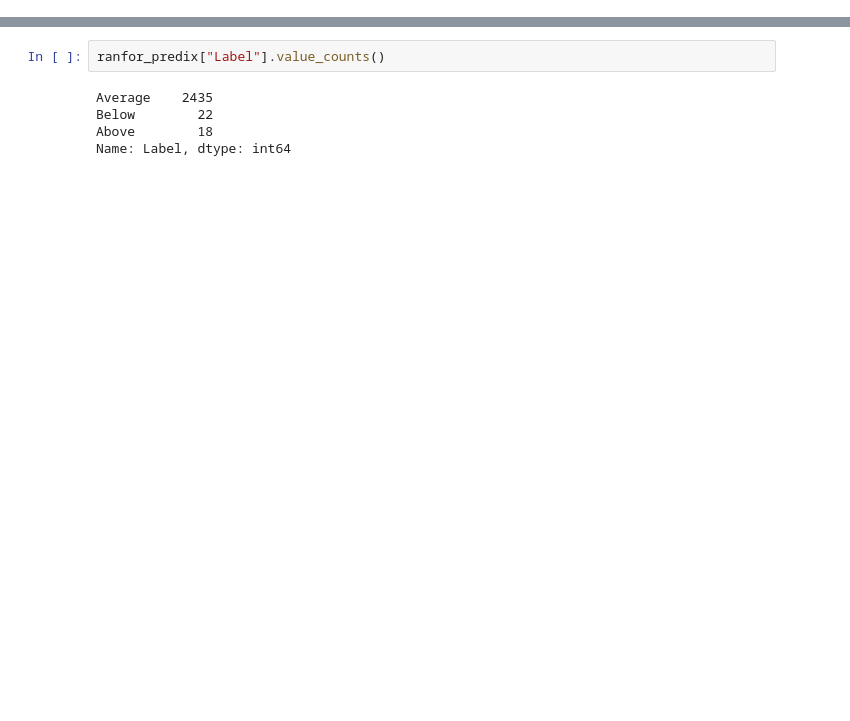
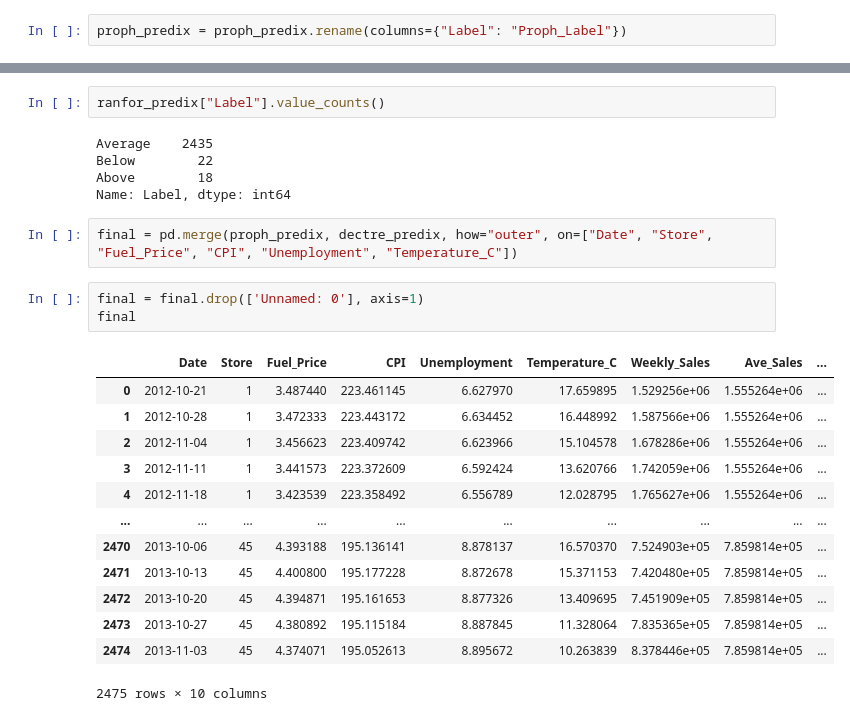
Before and after one commit to beckyydo/retail-machine-learning, a Jupyter notebook: RegressionModels3.ipynb, the cells around one changed output, grey strips where cells are left out. Saved outputs shown, nothing was run; the diff lists cells and outputs as text; blank space fills up the shorter version.

```diff
--- a/RegressionModels3.ipynb
+++ b/RegressionModels3.ipynb
@@ -514,6 +514,8 @@ Average    1888
 Above       404
 Below       183
 Name: Label, dtype: int64
+# %%
+proph_predix = proph_predix.rename(columns={"Label": "Proph_Label"})
 # %%
 dectre_predix["Label"].value_counts()
 # %% [output]
@@ -528,3 +546,22 @@ Average    2435
 Below        22
 Above        18
 Name: Label, dtype: int64
+# %%
+final = pd.merge(proph_predix, dectre_predix, how="outer", on=["Date", "Store", "Fuel_Price", "CPI", "Unemployment", "Temperature_C"])
+# %%
+final = final.drop(['Unnamed: 0'], axis=1)
+final
+# %% [output]
+|  | Date | Store | Fuel_Price | CPI | Unemployment | Temperature_C | Weekly_Sales | Ave_Sales | ... |
+| 0 | 2012-10-21 | 1 | 3.487440 | 223.461145 | 6.627970 | 17.659895 | 1.529256e+06 | 1.555264e+06 | ... |
+| 1 | 2012-10-28 | 1 | 3.472333 | 223.443172 | 6.634452 | 16.448992 | 1.587566e+06 | 1.555264e+06 | ... |
+| 2 | 2012-11-04 | 1 | 3.456623 | 223.409742 | 6.623966 | 15.104578 | 1.678286e+06 | 1.555264e+06 | ... |
+| 3 | 2012-11-11 | 1 | 3.441573 | 223.372609 | 6.592424 | 13.620766 | 1.742059e+06 | 1.555264e+06 | ... |
+| 4 | 2012-11-18 | 1 | 3.423539 | 223.358492 | 6.556789 | 12.028795 | 1.765627e+06 | 1.555264e+06 | ... |
+| ... | ... | ... | ... | ... | ... | ... | ... | ... | ... |
+| 2470 | 2013-10-06 | 45 | 4.393188 | 195.136141 | 8.878137 | 16.570370 | 7.524903e+05 | 7.859814e+05 | ... |
+| 2471 | 2013-10-13 | 45 | 4.400800 | 195.177228 | 8.872678 | 15.371153 | 7.420480e+05 | 7.859814e+05 | ... |
+| 2472 | 2013-10-20 | 45 | 4.394871 | 195.161653 | 8.877326 | 13.409695 | 7.451909e+05 | 7.859814e+05 | ... |
+| 2473 | 2013-10-27 | 45 | 4.380892 | 195.115184 | 8.887845 | 11.328064 | 7.835365e+05 | 7.859814e+05 | ... |
+| 2474 | 2013-11-03 | 45 | 4.374071 | 195.052613 | 8.895672 | 10.263839 | 8.378446e+05 | 7.859814e+05 | ... |
+2475 rows × 10 columns
```
Also changed, not shown: parts of 1 cell of this notebook, 1 other file.
